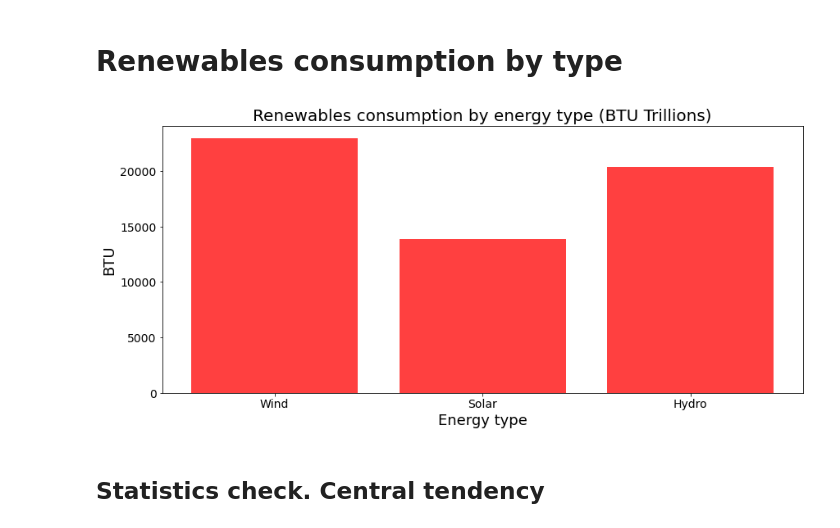
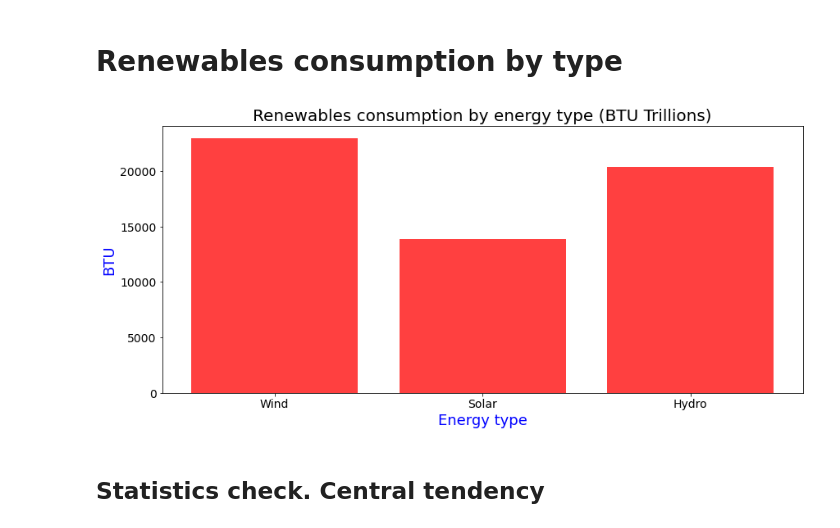
Before and after one commit to domaica/group4_project1, a Jupyter notebook: group4_project1_solution/2_ANALYSIS_solar_wind_hydro.ipynb, the cells around one changed output. Drawn from its saved outputs; the diff is of its cells as text; code cells hidden in the pictures.

```diff
--- a/group4_project1_solution/2_ANALYSIS_solar_wind_hydro.ipynb
+++ b/group4_project1_solution/2_ANALYSIS_solar_wind_hydro.ipynb
@@ -71,32 +75,37 @@ Index(['City', 'Lat', 'Lng', 'Local Wind (kph)', 'Altitude (m)', 'state_id',
 # %% [markdown]
 # Renewables consumption by type
 # %%
+wind = working_weather_data_df['Wind cons (BTU)'].sum()
+solar = working_weather_data_df['Solar cons (BTU)'].sum()
+hydro = working_weather_data_df['Hydro cons (BTU)'].sum()
+
+
 energies = ["Wind", "Solar", "Hydro"]
 consume = [wind, solar, hydro]
 x_axis = np.arange(len(energies))
 
 plt.figure(figsize=(14, 6))
 
 # Create a bar chart based upon the above data
 plt.bar(energies,
         consume,
         color='r',
         alpha=0.75,
         align='center')
 
 plt.title('Renewables consumption by energy type (BTU Trillions)', fontsize=20)
-plt.ylabel("BTU", fontsize=18)
-plt.xlabel("Energy type", fontsize=18)
+plt.ylabel("BTU", fontsize=18, color='blue')
+plt.xlabel("Energy type", fontsize=18,color='blue')
 plt.xticks(fontsize=14)
 plt.yticks(fontsize=14)
 # plt.grid(True)                 # Adding grid for reference
 
 # Save the figure
 plt.savefig("figures/bar_type_energy.png")
 
 plt.show()
 # %% [output]
-[figure, old version]
+[figure, new version]
 # %% [markdown]
 ## Statistics check. Central tendency
 # %%
```
Also changed, not shown: parts of 4 cells of this notebook, 3 other files.
